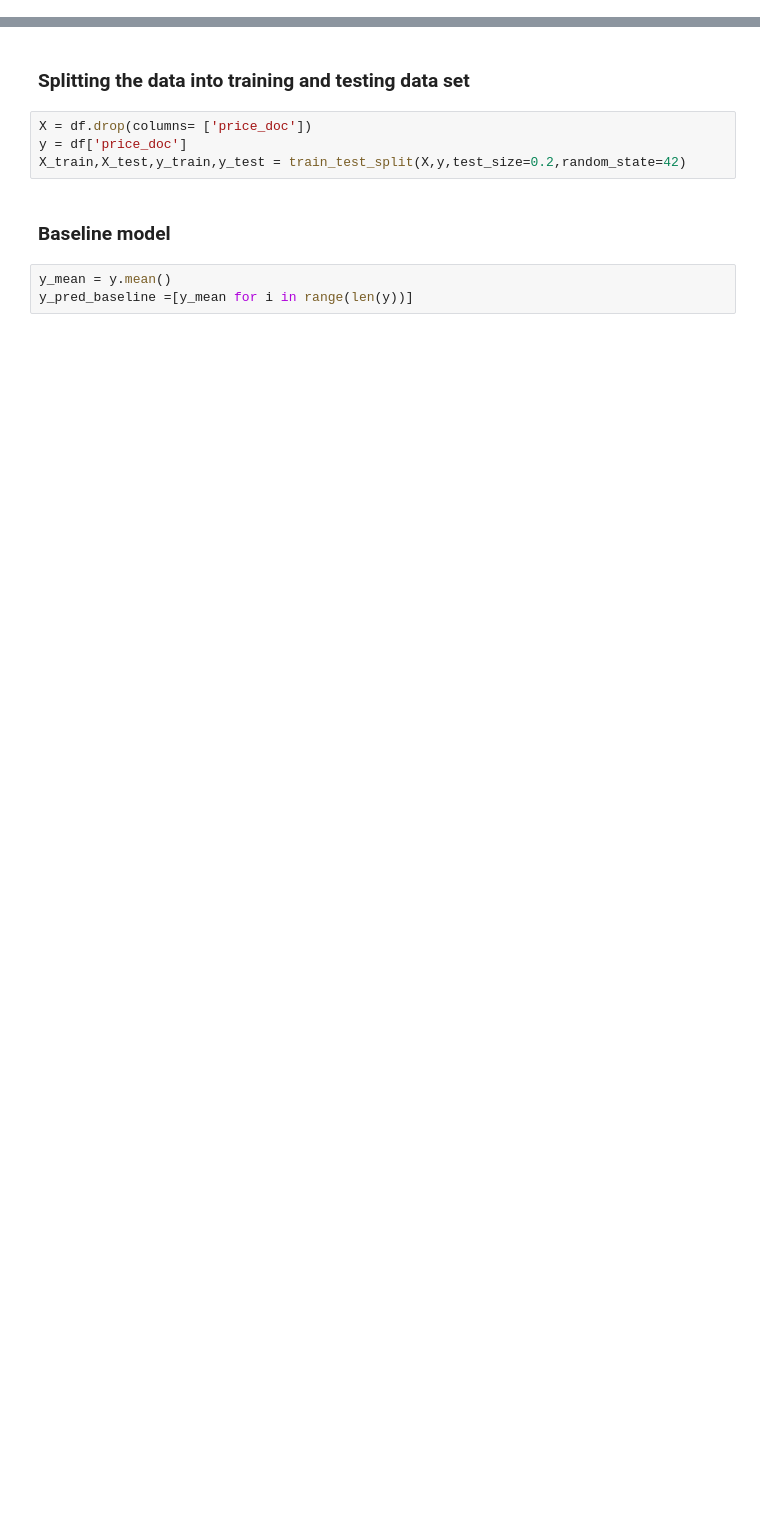
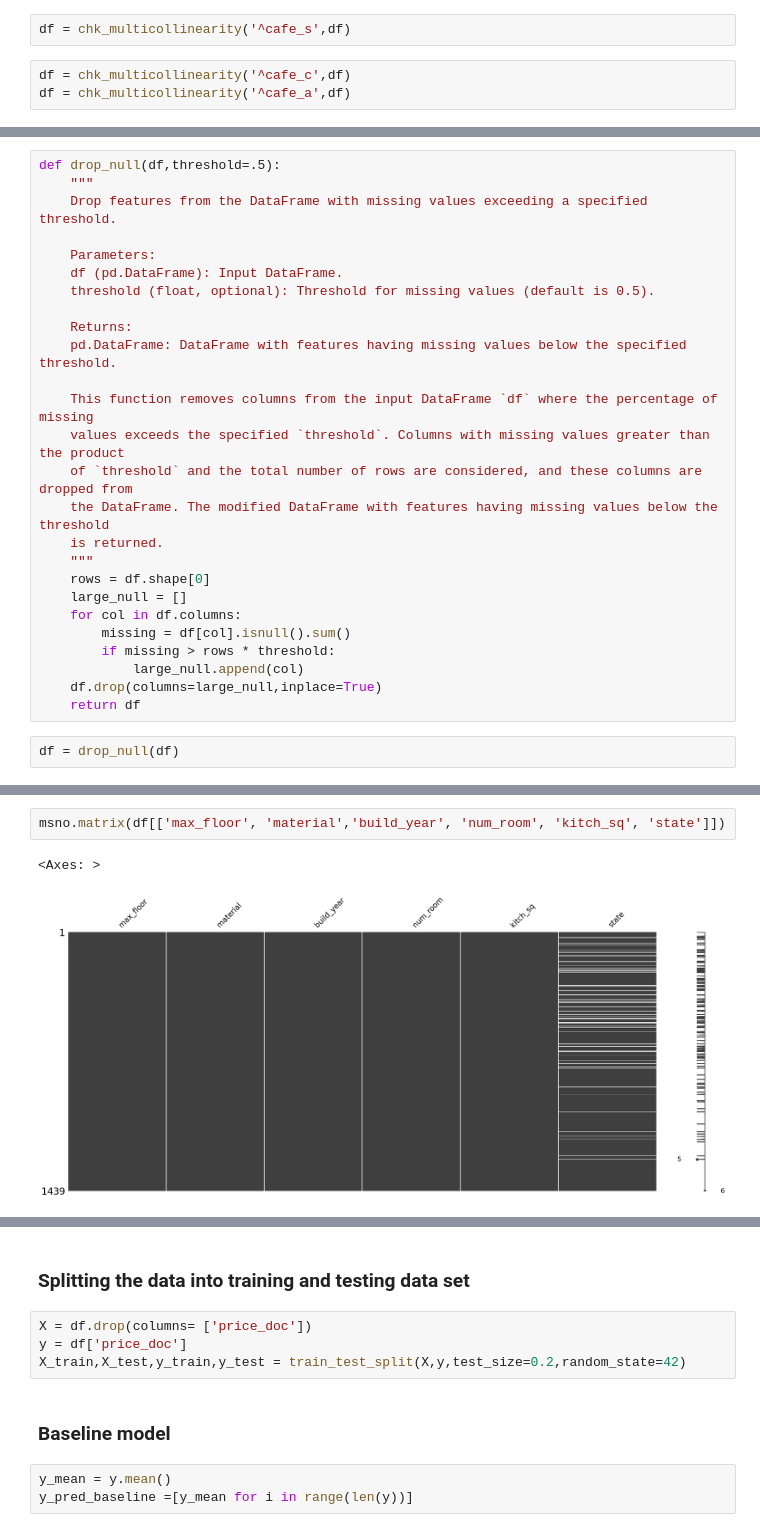
Before and after one commit to Yusuf-Olaniyi/House_Price_Prediction, a Jupyter notebook: Model Building.ipynb, the cells around one changed output, grey strips where cells are left out. Drawn from its saved outputs; the diff is of its cells as text; blank space fills up the shorter version.

```diff
--- a/Model Building.ipynb
+++ b/Model Building.ipynb
@@ -192,0 +117,5 @@ df.head()
+# %%
+df = chk_multicollinearity('^cafe_s',df)
+# %%
+df = chk_multicollinearity('^cafe_c',df)
+df = chk_multicollinearity('^cafe_a',df)
@@ -192,0 +151,28 @@ df.head()
+# %%
+def drop_null(df,threshold=.5):
+    """
+    Drop features from the DataFrame with missing values exceeding a specified threshold.
+
+    Parameters:
+    df (pd.DataFrame): Input DataFrame.
+    threshold (float, optional): Threshold for missing values (default is 0.5).
+
+    Returns:
+    pd.DataFrame: DataFrame with features having missing values below the specified threshold.
+
+    This function removes columns from the input DataFrame `df` where the percentage of missing
+    values exceeds the specified `threshold`. Columns with missing values greater than the product
+    of `threshold` and the total number of rows are considered, and these columns are dropped from
+    the DataFrame. The modified DataFrame with features having missing values below the threshold
+    is returned.
+    """
+    rows = df.shape[0]
+    large_null = []
+    for col in df.columns:
+        missing = df[col].isnull().sum()
+        if missing > rows * threshold:
+            large_null.append(col)
+    df.drop(columns=large_null,inplace=True)
+    return df
+# %%
+df = drop_null(df)
@@ -192,0 +201,5 @@ df.head()
+# %%
+msno.matrix(df[['max_floor', 'material','build_year', 'num_room', 'kitch_sq', 'state']])
+# %% [output]
+<Axes: >
+[figure, added]
```
Also changed, not shown: parts of 57 cells of this notebook.
